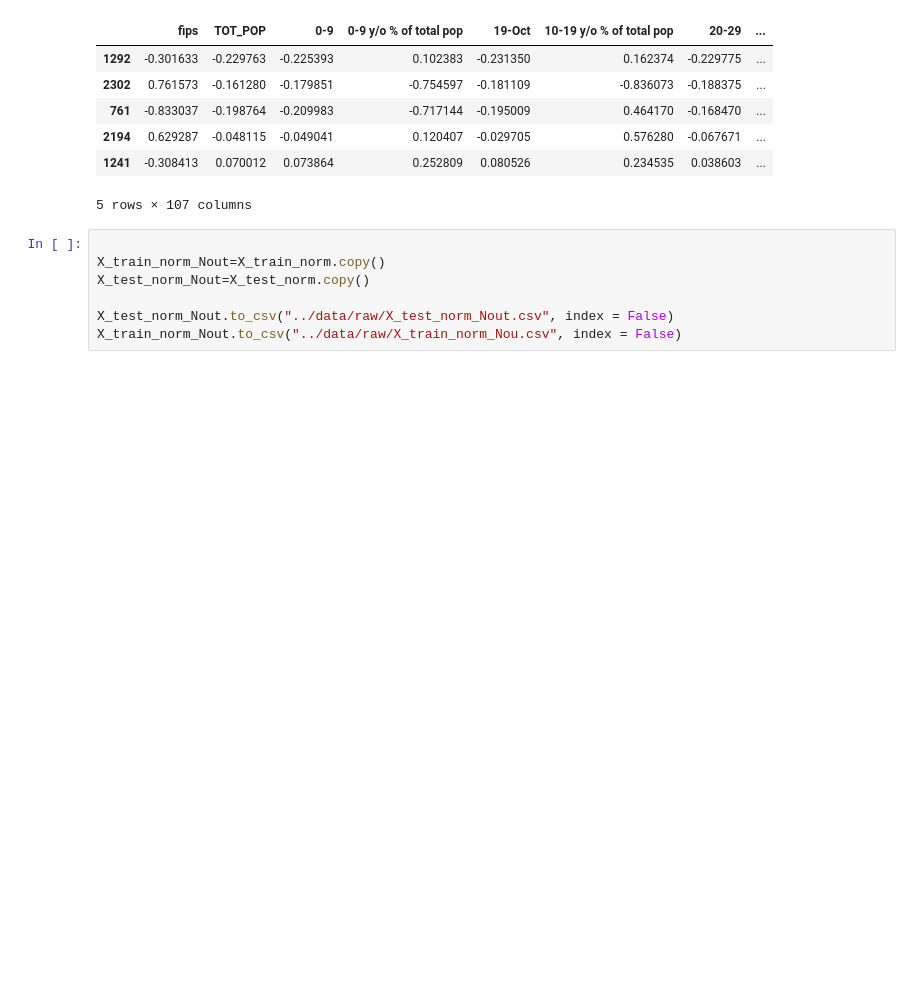
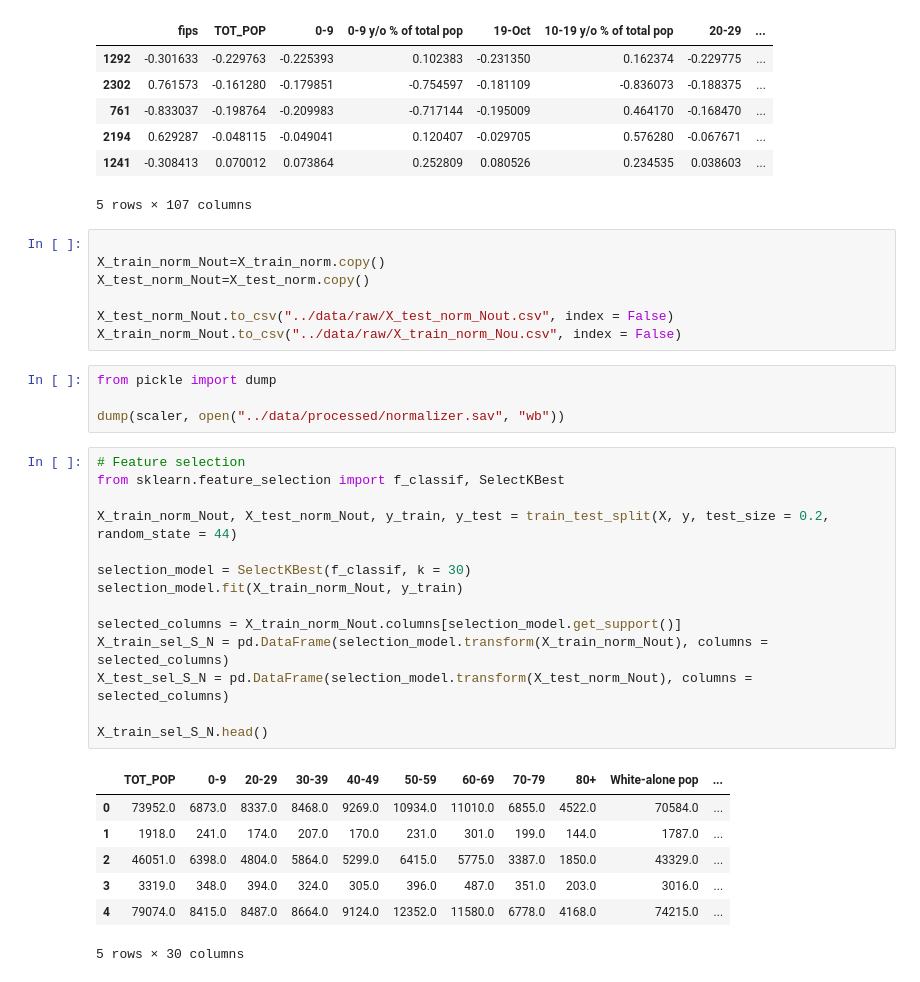
Before and after one commit to 4GeeksAcademy/Kurganova_REGULARIZED-LINEAR-REG, a Jupyter notebook: src/explore.ipynb, the cells around one changed output. Cells and saved outputs as stored; diff of their text form; blank space fills up the shorter version.

```diff
--- a/src/explore.ipynb
+++ b/src/explore.ipynb
@@ -261,3 +266,29 @@ X_test_norm_Nout=X_test_norm.copy()
 
 X_test_norm_Nout.to_csv("../data/raw/X_test_norm_Nout.csv", index = False)
 X_train_norm_Nout.to_csv("../data/raw/X_train_norm_Nou.csv", index = False)
+# %%
+from pickle import dump
+
+dump(scaler, open("../data/processed/normalizer.sav", "wb"))
+# %%
+# Feature selection
+from sklearn.feature_selection import f_classif, SelectKBest
+
+X_train_norm_Nout, X_test_norm_Nout, y_train, y_test = train_test_split(X, y, test_size = 0.2, random_state = 44)
+
+selection_model = SelectKBest(f_classif, k = 30)
+selection_model.fit(X_train_norm_Nout, y_train)
+
+selected_columns = X_train_norm_Nout.columns[selection_model.get_support()]
+X_train_sel_S_N = pd.DataFrame(selection_model.transform(X_train_norm_Nout), columns = selected_columns)
+X_test_sel_S_N = pd.DataFrame(selection_model.transform(X_test_norm_Nout), columns = selected_columns)
+
+X_train_sel_S_N.head()
+# %% [output]
+|  | TOT_POP | 0-9 | 20-29 | 30-39 | 40-49 | 50-59 | 60-69 | 70-79 | 80+ | White-alone pop | ... |
+| 0 | 73952.0 | 6873.0 | 8337.0 | 8468.0 | 9269.0 | 10934.0 | 11010.0 | 6855.0 | 4522.0 | 70584.0 | ... |
+| 1 | 1918.0 | 241.0 | 174.0 | 207.0 | 170.0 | 231.0 | 301.0 | 199.0 | 144.0 | 1787.0 | ... |
+| 2 | 46051.0 | 6398.0 | 4804.0 | 5864.0 | 5299.0 | 6415.0 | 5775.0 | 3387.0 | 1850.0 | 43329.0 | ... |
+| 3 | 3319.0 | 348.0 | 394.0 | 324.0 | 305.0 | 396.0 | 487.0 | 351.0 | 203.0 | 3016.0 | ... |
+| 4 | 79074.0 | 8415.0 | 8487.0 | 8664.0 | 9124.0 | 12352.0 | 11580.0 | 6778.0 | 4168.0 | 74215.0 | ... |
+5 rows × 30 columns
```
Also changed, not shown: parts of 5 cells of this notebook, 3 other files.
